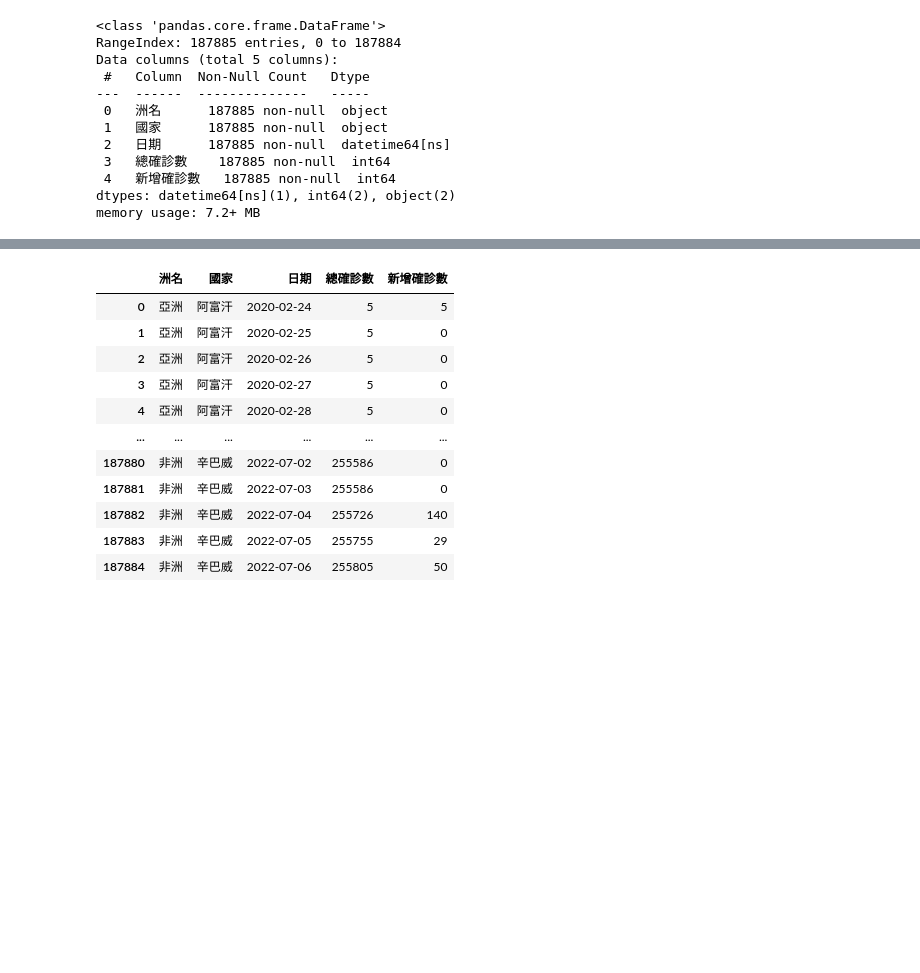
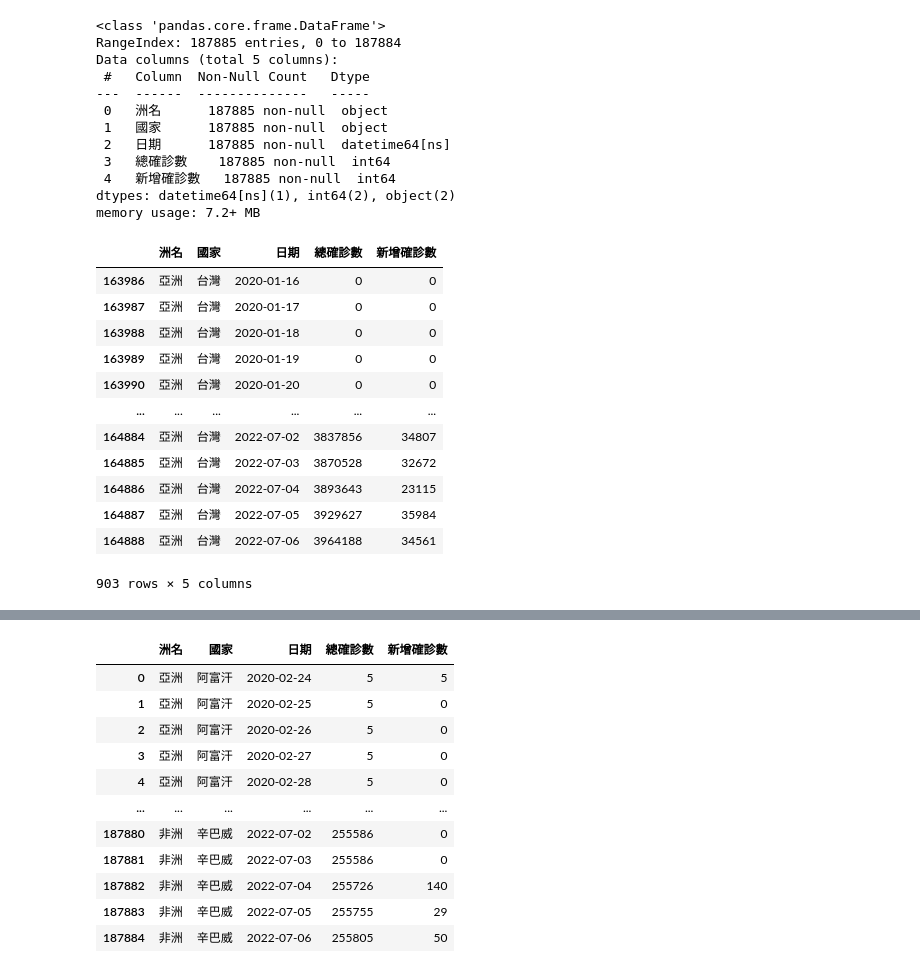
Before and after one commit to mimionana/2024_05_05_sunday, a Jupyter notebook: lesson17/lesson17_3.ipynb, the cells around one changed output, grey strips where cells are left out. Cells and saved outputs as stored; diff of their text form; code cells hidden in the pictures; blank space fills up the shorter version.

```diff
--- a/lesson17/lesson17_3.ipynb
+++ b/lesson17/lesson17_3.ipynb
@@ -37,3 +37,20 @@ Data columns (total 5 columns):
  4   新增確診數   187885 non-null  int64
 dtypes: datetime64[ns](1), int64(2), object(2)
 memory usage: 7.2+ MB
+# %%
+taiwan_df = df1.query('國家=="台灣"')
+taiwan_df
+# %% [output]
+|  | 洲名 | 國家 | 日期 | 總確診數 | 新增確診數 |
+| 163986 | 亞洲 | 台灣 | 2020-01-16 | 0 | 0 |
+| 163987 | 亞洲 | 台灣 | 2020-01-17 | 0 | 0 |
+| 163988 | 亞洲 | 台灣 | 2020-01-18 | 0 | 0 |
+| 163989 | 亞洲 | 台灣 | 2020-01-19 | 0 | 0 |
+| 163990 | 亞洲 | 台灣 | 2020-01-20 | 0 | 0 |
+| ... | ... | ... | ... | ... | ... |
+| 164884 | 亞洲 | 台灣 | 2022-07-02 | 3837856 | 34807 |
+| 164885 | 亞洲 | 台灣 | 2022-07-03 | 3870528 | 32672 |
+| 164886 | 亞洲 | 台灣 | 2022-07-04 | 3893643 | 23115 |
+| 164887 | 亞洲 | 台灣 | 2022-07-05 | 3929627 | 35984 |
+| 164888 | 亞洲 | 台灣 | 2022-07-06 | 3964188 | 34561 |
+903 rows × 5 columns
```
Also changed, not shown: parts of 7 cells of this notebook.
